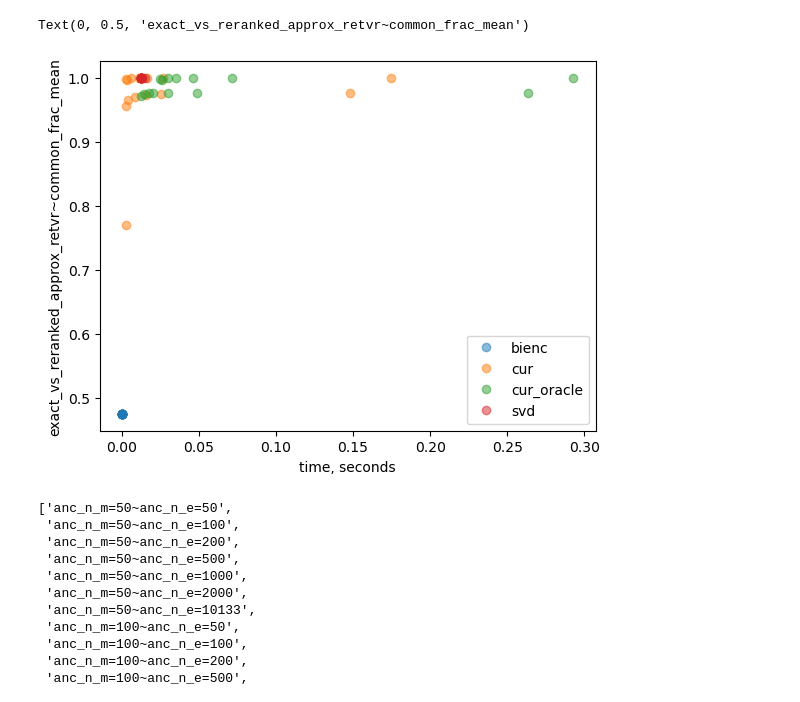
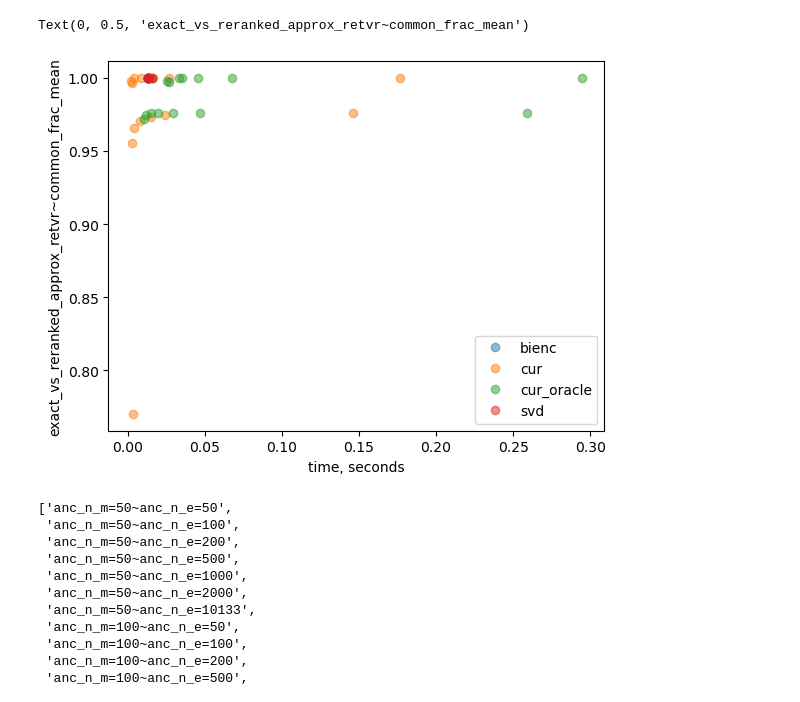
Before and after one commit to vnsmv/ce-retrieval, a Jupyter notebook: results.ipynb, the cells around one changed output. Cells and saved outputs as stored; diff of their text form; code cells hidden in the pictures.

```diff
--- a/results.ipynb
+++ b/results.ipynb
@@ -31,25 +31,25 @@ data[model]['top_k=10']['k_retvr=500']['anc_n_m=50~anc_n_e=50']
 # %%
 what = 'exact_vs_reranked_approx_retvr~common_frac_mean'
 
 prepare = {key: [] for key in ['bienc', 'cur', 'cur_oracle', 'svd']}
 time_list = {key: [] for key in ['bienc', 'cur', 'cur_oracle', 'svd']}
-for model in ['bienc', 'cur', 'cur_oracle', 'svd']:
+for model in ['cur', 'cur_oracle', 'svd']:
     for version in data[model]['top_k=10']['k_retvr=500']:
         prepare[model] += [data[model]['top_k=10']['k_retvr=500'][version]['all'][what]]
         time_list[model] += [data[model]['top_k=10']['k_retvr=500'][version]['time']['time']]
 
 
 fig, ax = plt.subplots()
 for key in prepare:
     ax.plot(time_list[key], prepare[key], 'o', label=key, alpha = 0.5)
 
 ax.legend()
 # ax.set_xscale('log')
 ax.set_xlabel('time, seconds')
 ax.set_ylabel(what)
 # %% [output]
 Text(0, 0.5, 'exact_vs_reranked_approx_retvr~common_frac_mean')
-[figure, old version]
+[figure, new version]
 # %%
 version_list
 # %% [output]
```
Also changed, not shown: parts of 1 cell of this notebook, 8 other files.
